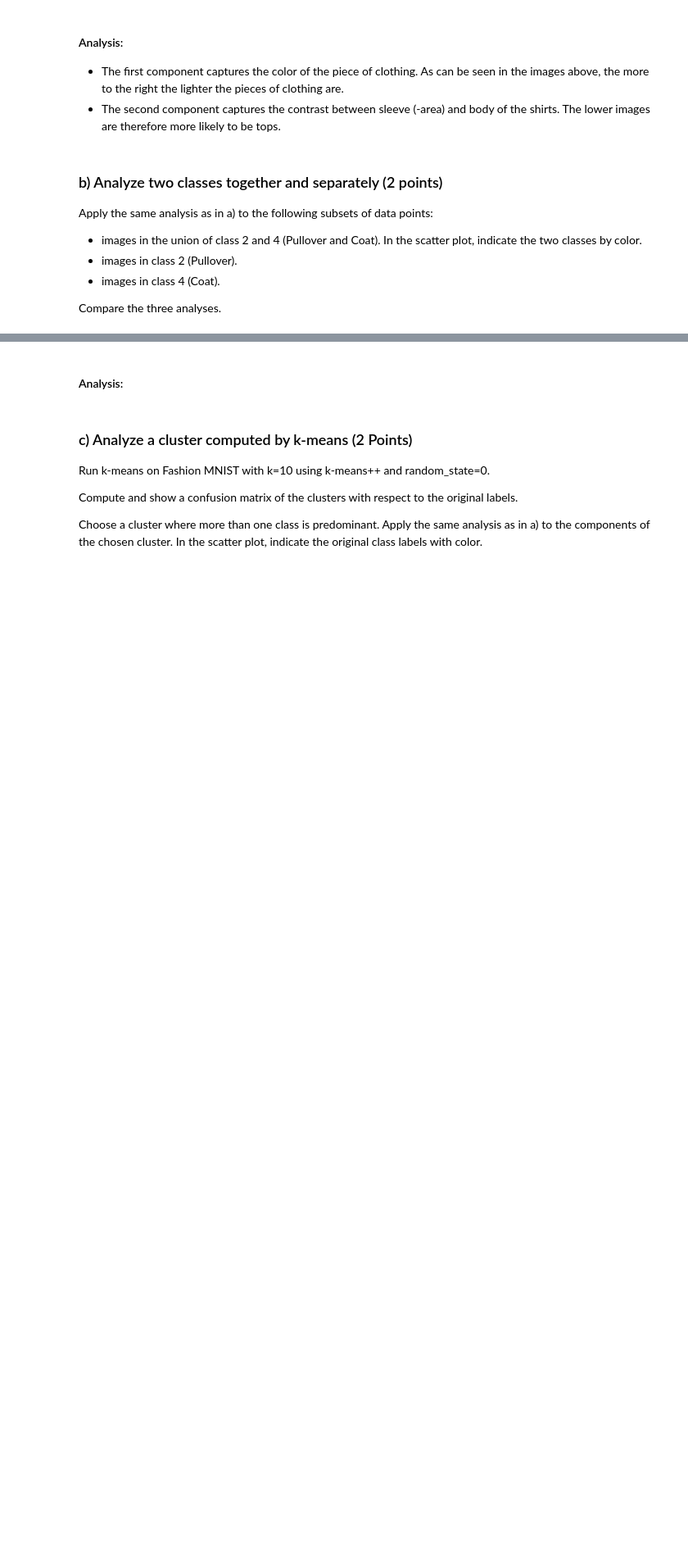
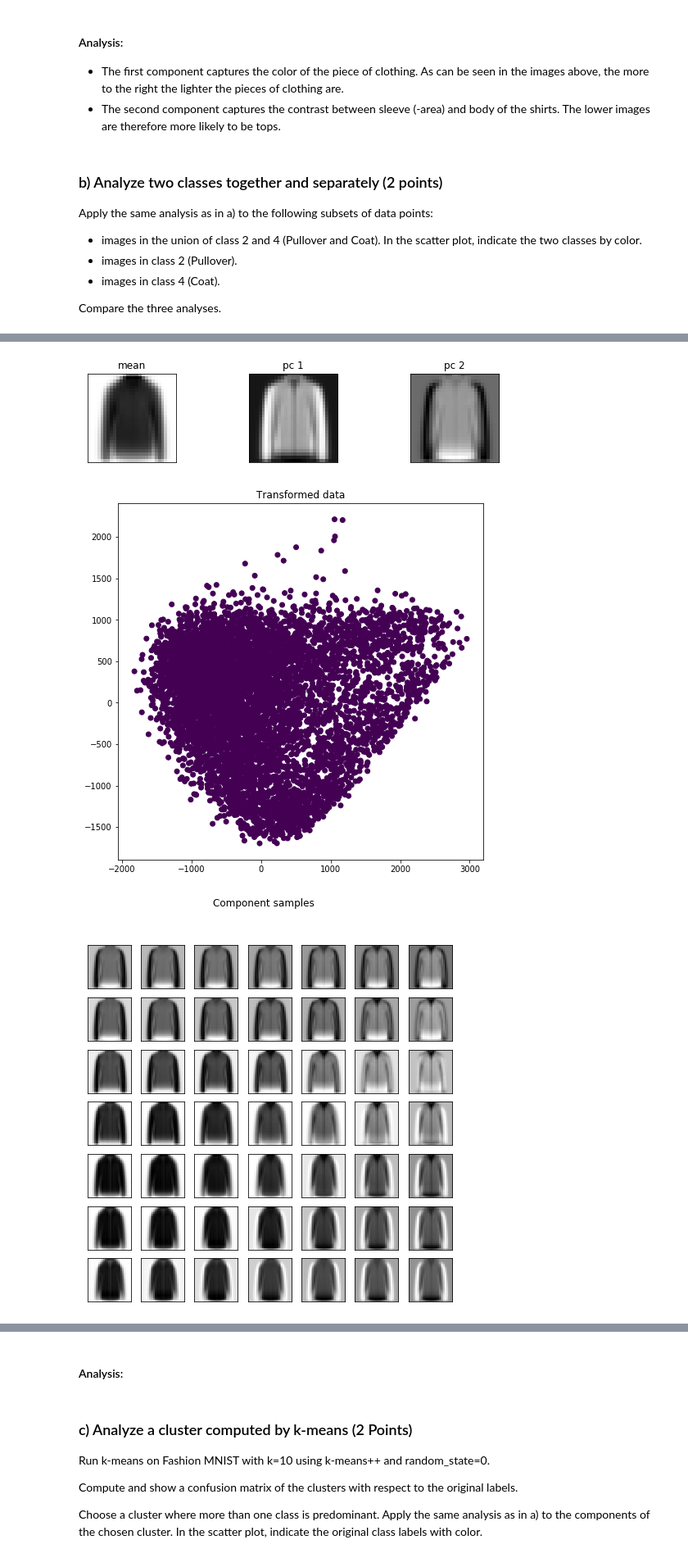
Before and after one commit to Mesoptier/ML-course, a Jupyter notebook: FDM_Challenge_Part1.ipynb, the cells around one changed output, grey strips where cells are left out. Shown at 82% size. Cells and saved outputs as stored; diff of their text form; code cells hidden in the pictures; blank space fills up the shorter version.

```diff
--- a/FDM_Challenge_Part1.ipynb
+++ b/FDM_Challenge_Part1.ipynb
@@ -194,0 +208,7 @@ Compare the three analyses.
+# %%
+indices = (y == 4)
+pca_analysis(X[indices], y[indices])
+# %% [output]
+[figure, added]
+[figure, added]
+[figure, added]
```
Also changed, not shown: parts of 5 cells of this notebook.
